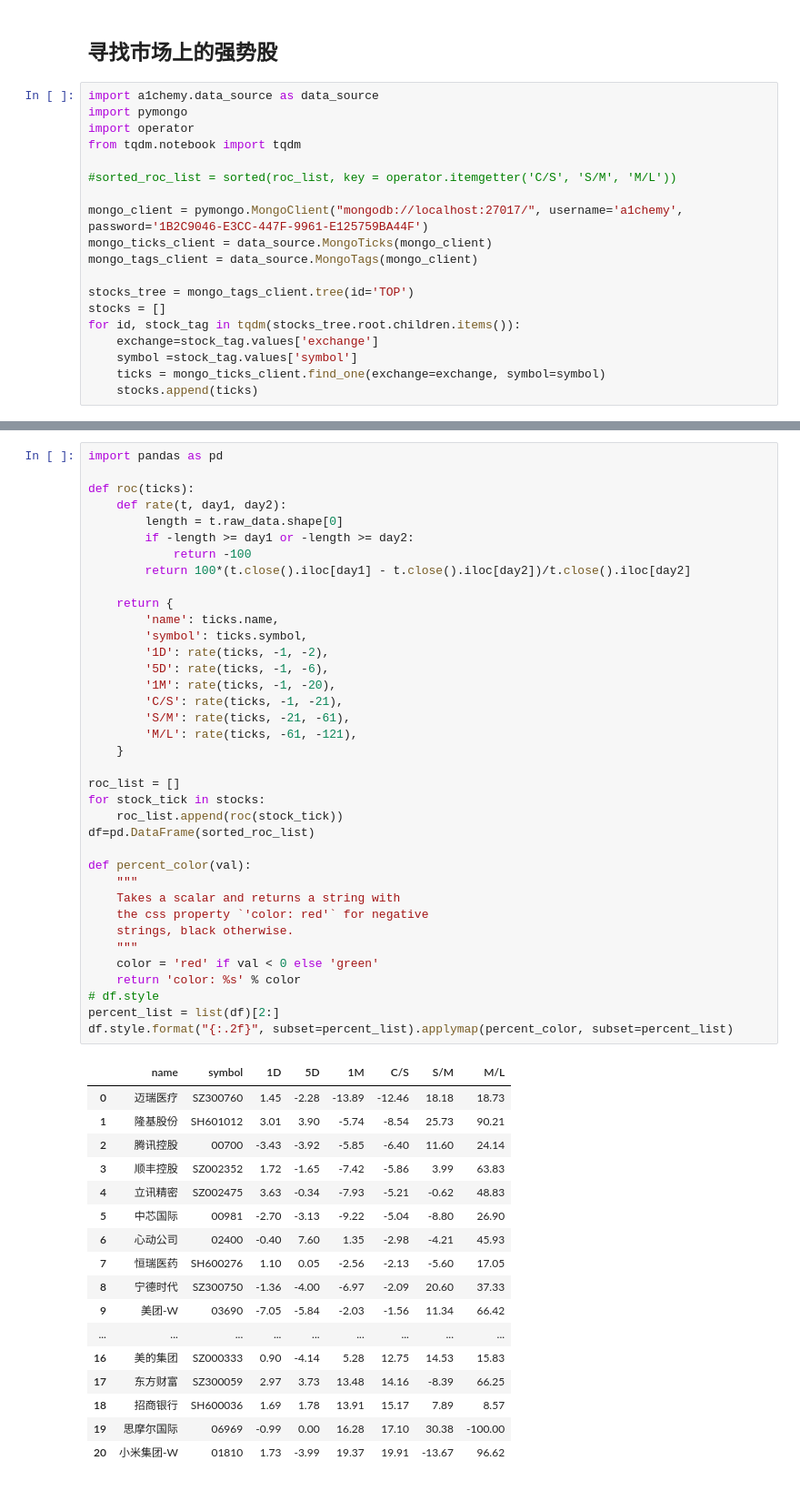
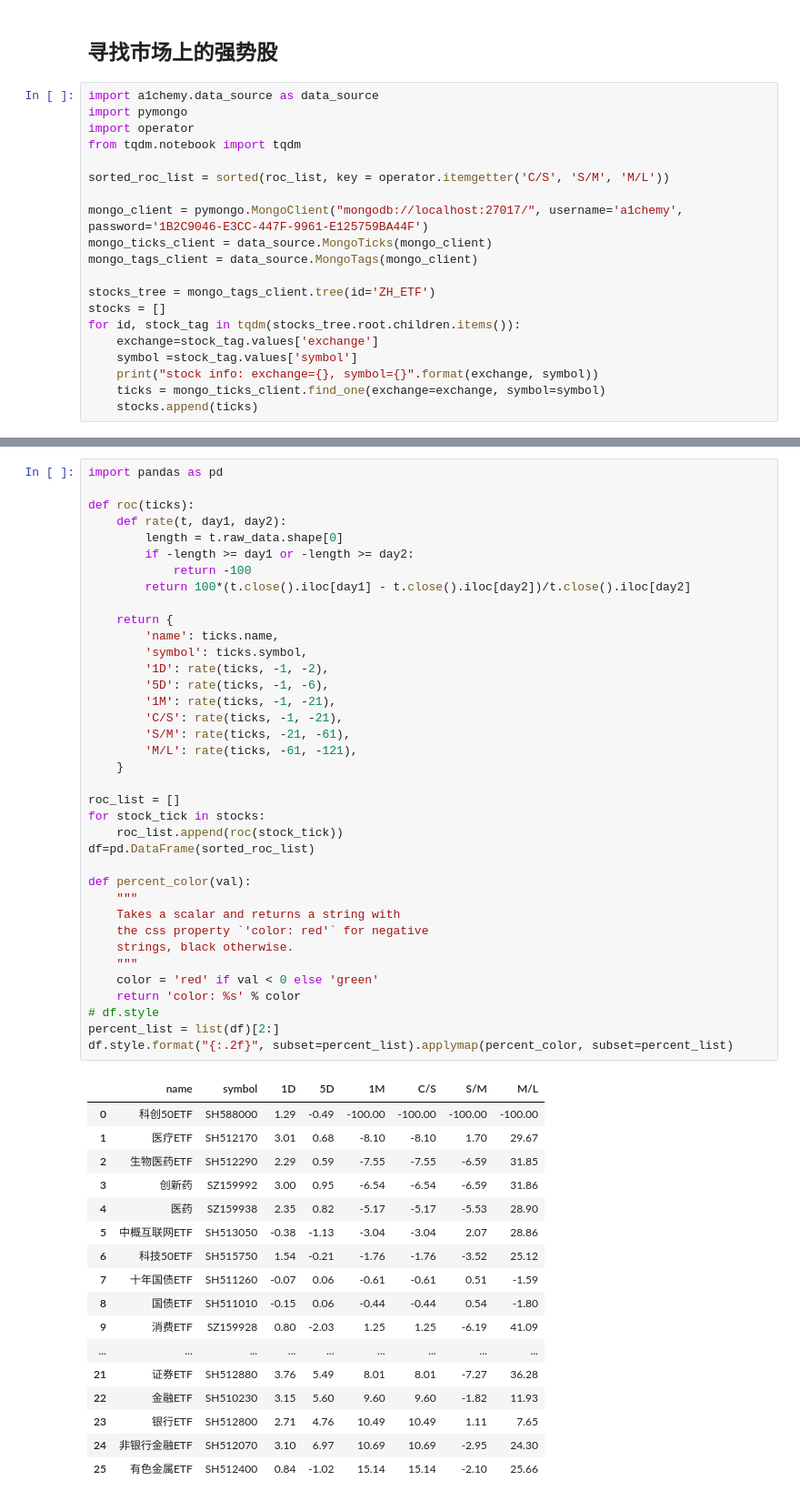
Before and after one commit to AlchemyHub/A1chemy, a Jupyter notebook: notebook/hunter.ipynb, the cells around one changed output, grey strips where cells are left out. Shown at 91% size. Cells and saved outputs as stored; diff of their text form.

```diff
--- a/notebook/hunter.ipynb
+++ b/notebook/hunter.ipynb
@@ -6,16 +6,17 @@ import pymongo
 import operator
 from tqdm.notebook import tqdm
 
-#sorted_roc_list = sorted(roc_list, key = operator.itemgetter('C/S', 'S/M', 'M/L'))
+sorted_roc_list = sorted(roc_list, key = operator.itemgetter('C/S', 'S/M', 'M/L'))
 
 mongo_client = pymongo.MongoClient("mongodb://localhost:27017/", username='a1chemy', password='1B2C9046-E3CC-447F-9961-E125759BA44F')
 mongo_ticks_client = data_source.MongoTicks(mongo_client)
 mongo_tags_client = data_source.MongoTags(mongo_client)
 
-stocks_tree = mongo_tags_client.tree(id='TOP')
+stocks_tree = mongo_tags_client.tree(id='ZH_ETF')
 stocks = []
 for id, stock_tag in tqdm(stocks_tree.root.children.items()):
     exchange=stock_tag.values['exchange']
     symbol =stock_tag.values['symbol']
+    print("stock info: exchange={}, symbol={}".format(exchange, symbol))
     ticks = mongo_ticks_client.find_one(exchange=exchange, symbol=symbol)
     stocks.append(ticks)
@@ -30,47 +49,47 @@ def roc(ticks):
         return 100*(t.close().iloc[day1] - t.close().iloc[day2])/t.close().iloc[day2]
 
     return {
         'name': ticks.name,
         'symbol': ticks.symbol,
         '1D': rate(ticks, -1, -2),
         '5D': rate(ticks, -1, -6),
-        '1M': rate(ticks, -1, -20),
+        '1M': rate(ticks, -1, -21),
         'C/S': rate(ticks, -1, -21),
         'S/M': rate(ticks, -21, -61),
         'M/L': rate(ticks, -61, -121),
     }
 
 roc_list = []
 for stock_tick in stocks:
     roc_list.append(roc(stock_tick))
 df=pd.DataFrame(sorted_roc_list)
 
 def percent_color(val):
     """
     Takes a scalar and returns a string with
     the css property `'color: red'` for negative
     strings, black otherwise.
     """
     color = 'red' if val < 0 else 'green'
     return 'color: %s' % color
 # df.style
 percent_list = list(df)[2:]
 df.style.format("{:.2f}", subset=percent_list).applymap(percent_color, subset=percent_list)
 # %% [output]
 |  | name | symbol | 1D | 5D | 1M | C/S | S/M | M/L |
-| 0 | 迈瑞医疗 | SZ300760 | 1.45 | -2.28 | -13.89 | -12.46 | 18.18 | 18.73 |
-| 1 | 隆基股份 | SH601012 | 3.01 | 3.90 | -5.74 | -8.54 | 25.73 | 90.21 |
-| 2 | 腾讯控股 | 00700 | -3.43 | -3.92 | -5.85 | -6.40 | 11.60 | 24.14 |
-| 3 | 顺丰控股 | SZ002352 | 1.72 | -1.65 | -7.42 | -5.86 | 3.99 | 63.83 |
-| 4 | 立讯精密 | SZ002475 | 3.63 | -0.34 | -7.93 | -5.21 | -0.62 | 48.83 |
-| 5 | 中芯国际 | 00981 | -2.70 | -3.13 | -9.22 | -5.04 | -8.80 | 26.90 |
-| 6 | 心动公司 | 02400 | -0.40 | 7.60 | 1.35 | -2.98 | -4.21 | 45.93 |
-| 7 | 恒瑞医药 | SH600276 | 1.10 | 0.05 | -2.56 | -2.13 | -5.60 | 17.05 |
-| 8 | 宁德时代 | SZ300750 | -1.36 | -4.00 | -6.97 | -2.09 | 20.60 | 37.33 |
-| 9 | 美团-W | 03690 | -7.05 | -5.84 | -2.03 | -1.56 | 11.34 | 66.42 |
+| 0 | 科创50ETF | SH588000 | 1.29 | -0.49 | -100.00 | -100.00 | -100.00 | -100.00 |
+| 1 | 医疗ETF | SH512170 | 3.01 | 0.68 | -8.10 | -8.10 | 1.70 | 29.67 |
+| 2 | 生物医药ETF | SH512290 | 2.29 | 0.59 | -7.55 | -7.55 | -6.59 | 31.85 |
+| 3 | 创新药 | SZ159992 | 3.00 | 0.95 | -6.54 | -6.54 | -6.59 | 31.86 |
+| 4 | 医药 | SZ159938 | 2.35 | 0.82 | -5.17 | -5.17 | -5.53 | 28.90 |
+| 5 | 中概互联网ETF | SH513050 | -0.38 | -1.13 | -3.04 | -3.04 | 2.07 | 28.86 |
+| 6 | 科技50ETF | SH515750 | 1.54 | -0.21 | -1.76 | -1.76 | -3.52 | 25.12 |
+| 7 | 十年国债ETF | SH511260 | -0.07 | 0.06 | -0.61 | -0.61 | 0.51 | -1.59 |
+| 8 | 国债ETF | SH511010 | -0.15 | 0.06 | -0.44 | -0.44 | 0.54 | -1.80 |
+| 9 | 消费ETF | SZ159928 | 0.80 | -2.03 | 1.25 | 1.25 | -6.19 | 41.09 |
 | ... | ... | ... | ... | ... | ... | ... | ... | ... |
-| 16 | 美的集团 | SZ000333 | 0.90 | -4.14 | 5.28 | 12.75 | 14.53 | 15.83 |
-| 17 | 东方财富 | SZ300059 | 2.97 | 3.73 | 13.48 | 14.16 | -8.39 | 66.25 |
-| 18 | 招商银行 | SH600036 | 1.69 | 1.78 | 13.91 | 15.17 | 7.89 | 8.57 |
-| 19 | 思摩尔国际 | 06969 | -0.99 | 0.00 | 16.28 | 17.10 | 30.38 | -100.00 |
-| 20 | 小米集团-W | 01810 | 1.73 | -3.99 | 19.37 | 19.91 | -13.67 | 96.62 |
+| 21 | 证券ETF | SH512880 | 3.76 | 5.49 | 8.01 | 8.01 | -7.27 | 36.28 |
+| 22 | 金融ETF | SH510230 | 3.15 | 5.60 | 9.60 | 9.60 | -1.82 | 11.93 |
+| 23 | 银行ETF | SH512800 | 2.71 | 4.76 | 10.49 | 10.49 | 1.11 | 7.65 |
+| 24 | 非银行金融ETF | SH512070 | 3.10 | 6.97 | 10.69 | 10.69 | -2.95 | 24.30 |
+| 25 | 有色金属ETF | SH512400 | 0.84 | -1.02 | 15.14 | 15.14 | -2.10 | 25.66 |
```
Also changed, not shown: parts of 1 cell of this notebook, 2 other files.
